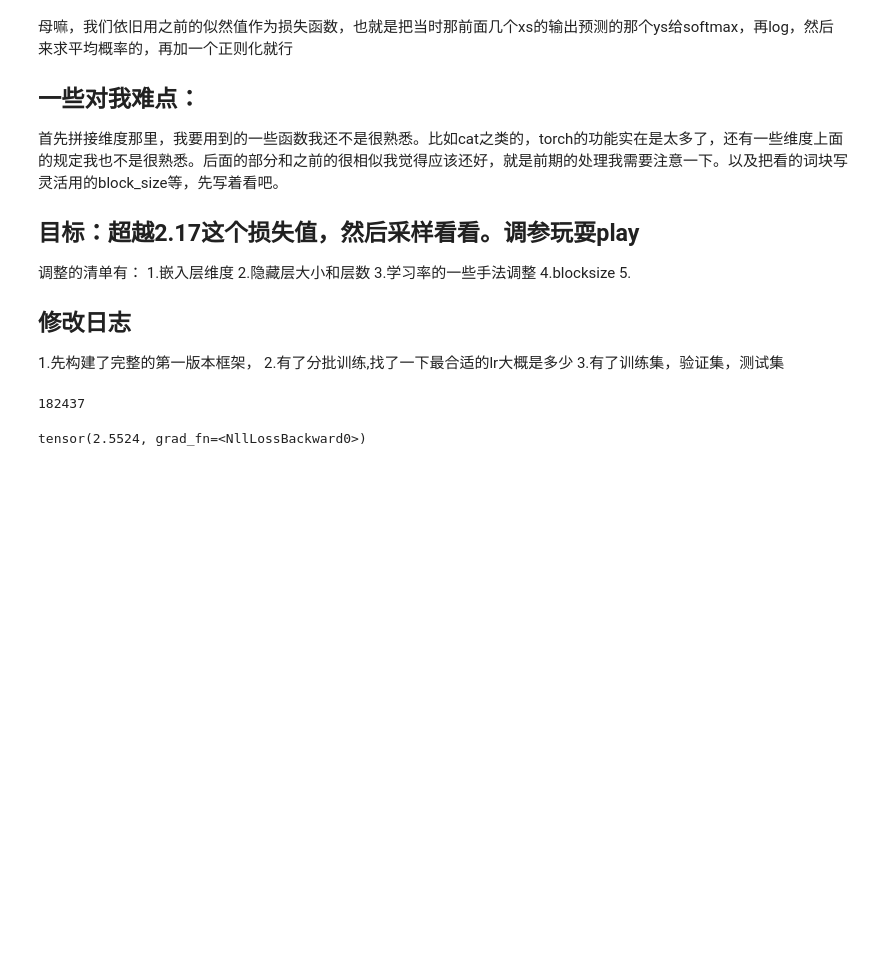
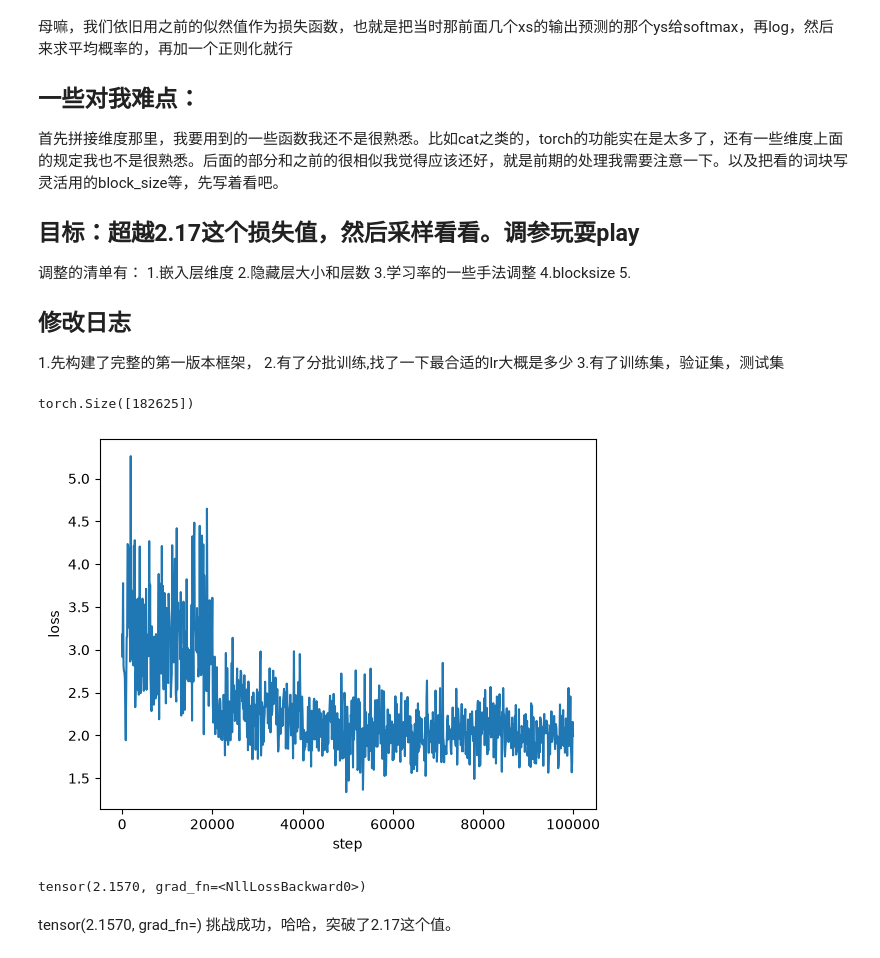
Before and after one commit to dahuang546/personal-study-deep-learning, a Jupyter notebook: makemore/MLP/MLP.ipynb, the cells around one changed output. Saved outputs shown, nothing was run; the diff lists cells and outputs as text; code cells hidden in the pictures; blank space fills up the shorter version.

Commit message:
挑战成功，突破2.17

```diff
--- a/makemore/MLP/MLP.ipynb
+++ b/makemore/MLP/MLP.ipynb
@@ -35,7 +35,7 @@ itos={i:s for s,i in stoi.items()}
 # %%
 
 def bulid_words(words):
-    block_size=3
+    block_size=4
     X,Y=[],[]
     for w in words:
         #print(w)
@@ -64,10 +64,14 @@ random.shuffle(words)
 trX,trY=bulid_words(words[:n1])
 devX,devY=bulid_words(words[n1:n2])
 tesX,tesY=bulid_words(words[n2:])
+
+trY.shape
 # %% [output]
-182437
+torch.Size([182625])
 # %%
-C=torch.randn((27,2))
+block_size=4
+dim=10
+C=torch.randn((27,dim))
 
 #处理C[X]和W的矛盾有两种办法
 #用unbind➕cat，一个拆一个拼，unbind原理是先把他们按照你给定的维度拆，拆成很多小块，cat是拼接
@@ -77,8 +81,8 @@ C=torch.randn((27,2))
 
 g=torch.Generator().manual_seed(5438)
 #所以接下来就是改一下规模，因为我们想要他们能成只能转化为矩阵
-W1=torch.randn((6,100),generator=g)
-b1=torch.randn(100,generator=g)
+W1=torch.randn((block_size*dim,500),generator=g)
+b1=torch.randn(500,generator=g)
 #torch.cat(torch.unbind(emd,1),1).shape
 
 #这一层（隐藏层）的前向传播（这是理论草稿，后面会注释掉）：
@@ -86,7 +90,7 @@ b1=torch.randn(100,generator=g)
 
 #晚上在写完后面的
 #接下来开始构建第二层，根据之前输入规定输出层数就好,规定好参数规模
-W2=torch.randn((100,27),generator=g)
+W2=torch.randn((500,27),generator=g)
 b2=torch.randn((27),generator=g)
 # %%
 #前向传播前，用交叉熵函数写法，不用的之前已经试过了就没什么必要了。记得设置requires_grad
@@ -94,15 +98,17 @@ paraments=[C,W1,W2,b1,b2]
 for p in paraments:
     p.requires_grad=True
 # %%
-echo=10009
+echo=100090
+import matplotlib.pyplot as plt
 # ir=torch.linspace(-3,0,1000)
 # lrs=10**ir
-# lossi=[]
+stepi = []
+lossi=[]
 # lri=[]
 for i in range(echo):
     ix=torch.randint(0,trX.shape[0],(32,))
     emd=C[trX[ix]]
-    hide=torch.tanh(emd.view(-1,6)@W1+b1)
+    hide=torch.tanh(emd.view(-1,block_size*dim)@W1+b1)
     logits=hide@W2+b2
     loss=F.cross_entropy(logits,trY[ix])
     #print(loss.item())
@@ -111,11 +117,36 @@ for i in range(echo):
     loss.backward()
 
     #lr=lrs[i]
+
+    if i<=20000:
+        lr=0.1
+    elif i<=40000:
+        lr=0.05
+    else :
+        lr=0.01
+    if i % 100 == 0:
+        stepi.append(i)
+        lossi.append(loss.item())
+
     for p in paraments:
-        p.data+=-0.1*p.grad
+        p.data+=-lr*p.grad
     #lri.append(ir[i])
     #lossi.append(loss.item())
+# %%
+plt.plot(stepi, lossi)
+plt.xlabel('step')
+plt.ylabel('loss')
+plt.show()
+# %% [output]
+[figure, added]
 # %%
+emd=C[devX]
+hide=torch.tanh(emd.view(-1,40)@W1+b1)
+logits=hide@W2+b2
+loss=F.cross_entropy(logits,devY)
 loss
 # %% [output]
-tensor(2.5524, grad_fn=<NllLossBackward0>)
+tensor(2.1570, grad_fn=<NllLossBackward0>)
+# %% [markdown]
+tensor(2.1570, grad_fn=<NllLossBackward0>)
+挑战成功，哈哈，突破了2.17这个值。
```
